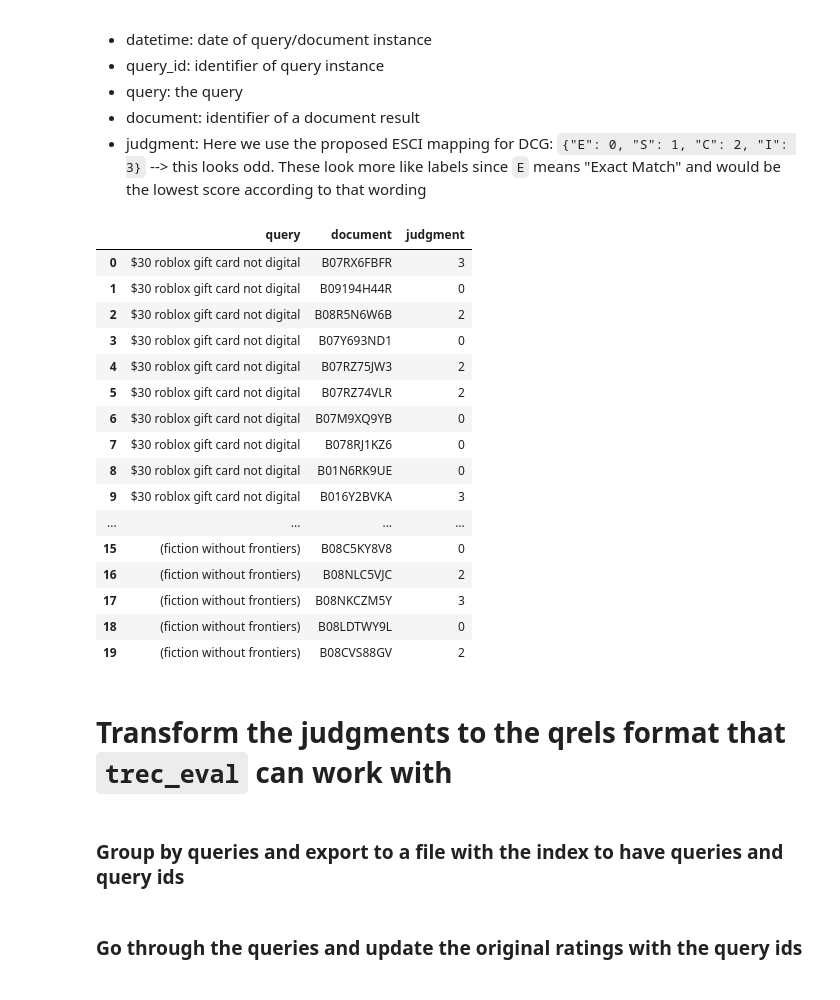
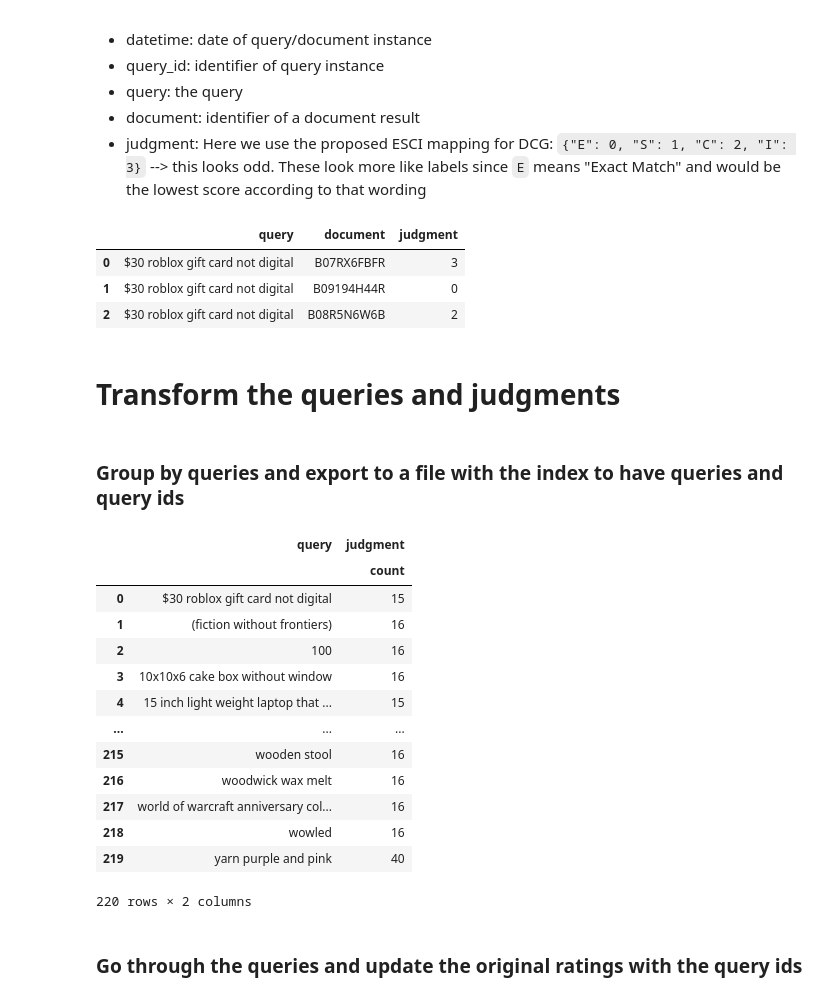
Before and after one commit to o19s/opensearch-search-quality-evaluation, a Jupyter notebook: hybrid-search/notebook/hybrid-search-baseline-comparison/3_Baseline_Search_and_Metrics.ipynb, the cells around one changed output. Saved outputs shown, nothing was run; the diff lists cells and outputs as text; code cells hidden in the pictures.

```diff
--- a/hybrid-search/notebook/hybrid-search-baseline-comparison/3_Baseline_Search_and_Metrics.ipynb
+++ b/hybrid-search/notebook/hybrid-search-baseline-comparison/3_Baseline_Search_and_Metrics.ipynb
@@ -35,19 +36,25 @@ df_queries_us = df_examples[df_examples['product_locale'] == 'us']
 np.random.seed(10)
 # %%
 # Sample query sets
+# In the file most_judged.csv are the queries with most judgements in the ESCI dataset.
+# Use it by setting b_most_judged = True to have metrics calculations based on minimal missing judgements.
+b_most_judged = False
 
 query_sets = [("sampled_queries", 200), ("top_queries", 20)]
 
 res = []
 
-for query_set_id, n_query_set in query_sets:
-    # todo: sampling proportional to frequency
-    query_set = np.random.choice(df_queries_us["query"].unique(), n_query_set, replace=False)
+if b_most_judged:
+    df_query_set = pd.read_csv('most_judged.csv')
+else:
+    for query_set_id, n_query_set in query_sets:
+        # todo: sampling proportional to frequency
+        query_set = np.random.choice(df_queries_us["query"].unique(), n_query_set, replace=False)
 
-    df = pd.DataFrame({"query": query_set})
-    df["query_set_id"] = query_set_id
-    res.append(df)
-df_query_set = pd.concat(res)
+        df = pd.DataFrame({"query": query_set})
+        df["query_set_id"] = query_set_id
+        res.append(df)
+    df_query_set = pd.concat(res)
 df_query_set.head(10)
 # %% [output]
 |  | query | query_set_id |
@@ -73,41 +80,28 @@ The judgments dataset has a row per query instance and document and has the foll
 # %%
 # Select judgments
 # Map esci_label to score
 # create judgments per day in range
 # create noise in score
 
 label_num = {"E": 0, "S": 1, "C": 2, "I": 3}
 label_score = [3, 2, 1, 0]
-label_p_noise = 0.1
+#label_score = [1, 0.1, 0.01, 0]
 
 def label_to_score(label):
     return label_score[label_num[label]]
 
 df_judge = df_examples[df_examples["query"].isin(set(df_query_set["query"].values))].copy()
 df_judge["judgment"] = df_judge.esci_label.apply(lambda x: label_to_score(x))
 df_judge["document"] = df_judge.product_id
 df_judge = df_judge[["query", "document", "judgment"]].reset_index(drop=True)
-df_judge.head(20)
+df_judge.head(3)
 # %% [output]
 |  | query | document | judgment |
 | 0 | $30 roblox gift card not digital | B07RX6FBFR | 3 |
 | 1 | $30 roblox gift card not digital | B09194H44R | 0 |
 | 2 | $30 roblox gift card not digital | B08R5N6W6B | 2 |
-| 3 | $30 roblox gift card not digital | B07Y693ND1 | 0 |
-| 4 | $30 roblox gift card not digital | B07RZ75JW3 | 2 |
-| 5 | $30 roblox gift card not digital | B07RZ74VLR | 2 |
-| 6 | $30 roblox gift card not digital | B07M9XQ9YB | 0 |
-| 7 | $30 roblox gift card not digital | B078RJ1KZ6 | 0 |
-| 8 | $30 roblox gift card not digital | B01N6RK9UE | 0 |
-| 9 | $30 roblox gift card not digital | B016Y2BVKA | 3 |
-| ... | ... | ... | ... |
-| 15 | (fiction without frontiers) | B08C5KY8V8 | 0 |
-| 16 | (fiction without frontiers) | B08NLC5VJC | 2 |
-| 17 | (fiction without frontiers) | B08NKCZM5Y | 3 |
-| 18 | (fiction without frontiers) | B08LDTWY9L | 0 |
-| 19 | (fiction without frontiers) | B08CVS88GV | 2 |
 # %% [markdown]
-# Transform the judgments to the qrels format that `trec_eval` can work with
+# Transform the queries and judgments
 # %% [markdown]
 ### Group by queries and export to a file with the index to have queries and query ids
 # %%
@@ -121,3 +116,20 @@ df_query_idx.to_csv(name, sep="\t", header=False)
+# %%
+df_queries
+# %% [output]
+|  | query | judgment |
+|  |  | count |
+| 0 | $30 roblox gift card not digital | 15 |
+| 1 | (fiction without frontiers) | 16 |
+| 2 | 100 | 16 |
+| 3 | 10x10x6 cake box without window | 16 |
+| 4 | 15 inch light weight laptop that ... | 15 |
+| ... | ... | ... |
+| 215 | wooden stool | 16 |
+| 216 | woodwick wax melt | 16 |
+| 217 | world of warcraft anniversary col... | 16 |
+| 218 | wowled | 16 |
+| 219 | yarn purple and pink | 40 |
+220 rows × 2 columns
 # %% [markdown]
 ### Go through the queries and update the original ratings with the query ids
 # %%
```
Also changed, not shown: parts of 37 cells of this notebook, 3 other files.
